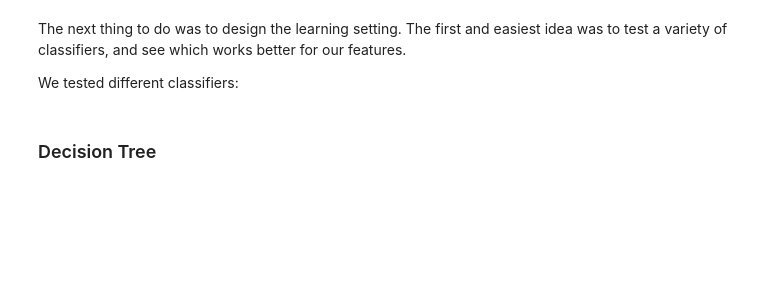
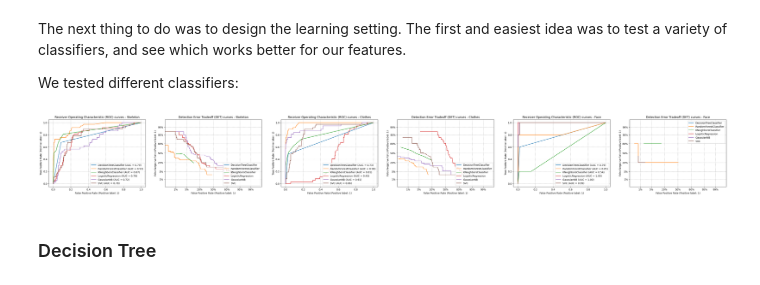
Before and after one commit to Andreus00/FDS, a Jupyter notebook: src/notebook.ipynb, the cells around one changed output. Saved outputs shown, nothing was run; the diff lists cells and outputs as text; code cells hidden in the pictures; blank space fills up the shorter version.

```diff
--- a/src/notebook.ipynb
+++ b/src/notebook.ipynb
@@ -105,7 +105,7 @@ from sklearn.metrics import DetCurveDisplay, RocCurveDisplay
 
 classifiers_skel = {
     "DecisionTreeClassifier": DecisionTreeClassifier(),
-    "RandomForestClassifier": RandomForestClassifier(),
+    "RandomForestClassifier": RandomForestClassifier(criterion ='entropy', max_depth = None, max_features ='sqrt', min_samples_leaf = 1, min_samples_split = 2, n_estimators = 200, random_state = 42),
     "KNeighborsClassifier": KNeighborsClassifier(),
     "LogisticRegression": LogisticRegression(solver="liblinear", max_iter=10000),
     "GaussianNB": GaussianNB(),
@@ -114,7 +114,7 @@ classifiers_skel = {
 
 classifiers_clothes = {
     "DecisionTreeClassifier": DecisionTreeClassifier(),
-    "RandomForestClassifier": RandomForestClassifier(),
+    "RandomForestClassifier": RandomForestClassifier(criterion ='entropy', max_depth = None, max_features ='sqrt', min_samples_leaf = 1, min_samples_split = 2, n_estimators = 200, random_state = 42),
     "KNeighborsClassifier": KNeighborsClassifier(),
     "LogisticRegression": LogisticRegression(solver="liblinear", max_iter=10000),
     "GaussianNB": GaussianNB(),
@@ -123,7 +123,7 @@ classifiers_clothes = {
 
 classifiers_face = {
     "DecisionTreeClassifier": DecisionTreeClassifier(),
-    "RandomForestClassifier": RandomForestClassifier(),
+    "RandomForestClassifier": RandomForestClassifier(criterion ='entropy', max_depth = None, max_features ='sqrt', min_samples_leaf = 1, min_samples_split = 2, n_estimators = 200, random_state = 42),
     "KNeighborsClassifier": KNeighborsClassifier(),
     "LogisticRegression": LogisticRegression(solver="liblinear", max_iter=10000),
     "GaussianNB": GaussianNB(),
@@ -140,33 +140,35 @@ for name, model in classifiers_skel.items():
 
 for name, model in classifiers_clothes.items():
     model.fit(X_clothes, y_train)
     RocCurveDisplay.from_estimator(model, X_clothes_test, y_test, ax=ax_roc_clothes, name=name)
     DetCurveDisplay.from_estimator(model, X_clothes_test, y_test, ax=ax_det_clothes, name=name)
 
 for name, model in classifiers_face.items():
     model.fit(X_face, y_face)
     RocCurveDisplay.from_estimator(model, X_face_test, y_face_test, ax=ax_roc_face, name=name)
     DetCurveDisplay.from_estimator(model, X_face_test, y_face_test, ax=ax_det_face, name=name)
 
 
 ax_roc_skel.set_title("Receiver Operating Characteristic (ROC) curves - Skeleton")
 ax_det_skel.set_title("Detection Error Tradeoff (DET) curves - Skeleton")
 ax_roc_clothes.set_title("Receiver Operating Characteristic (ROC) curves - Clothes")
 ax_det_clothes.set_title("Detection Error Tradeoff (DET) curves - Clothes")
 ax_roc_face.set_title("Receiver Operating Characteristic (ROC) curves - Face")
 ax_det_face.set_title("Detection Error Tradeoff (DET) curves - Face")
 
 
 ax_roc_skel.grid(linestyle="--")
 ax_det_skel.grid(linestyle="--")
 ax_roc_clothes.grid(linestyle="--")
 ax_det_clothes.grid(linestyle="--")
 ax_roc_face.grid(linestyle="--")
 ax_det_face.grid(linestyle="--")
 
 
 plt.legend()
 plt.savefig("ROC_DET_curves.png")
+# %% [output]
+[figure, added]
 # %% [markdown]
 ### Decision Tree
 # %%
```
Also changed, not shown: parts of 13 cells of this notebook, 2 other files.
